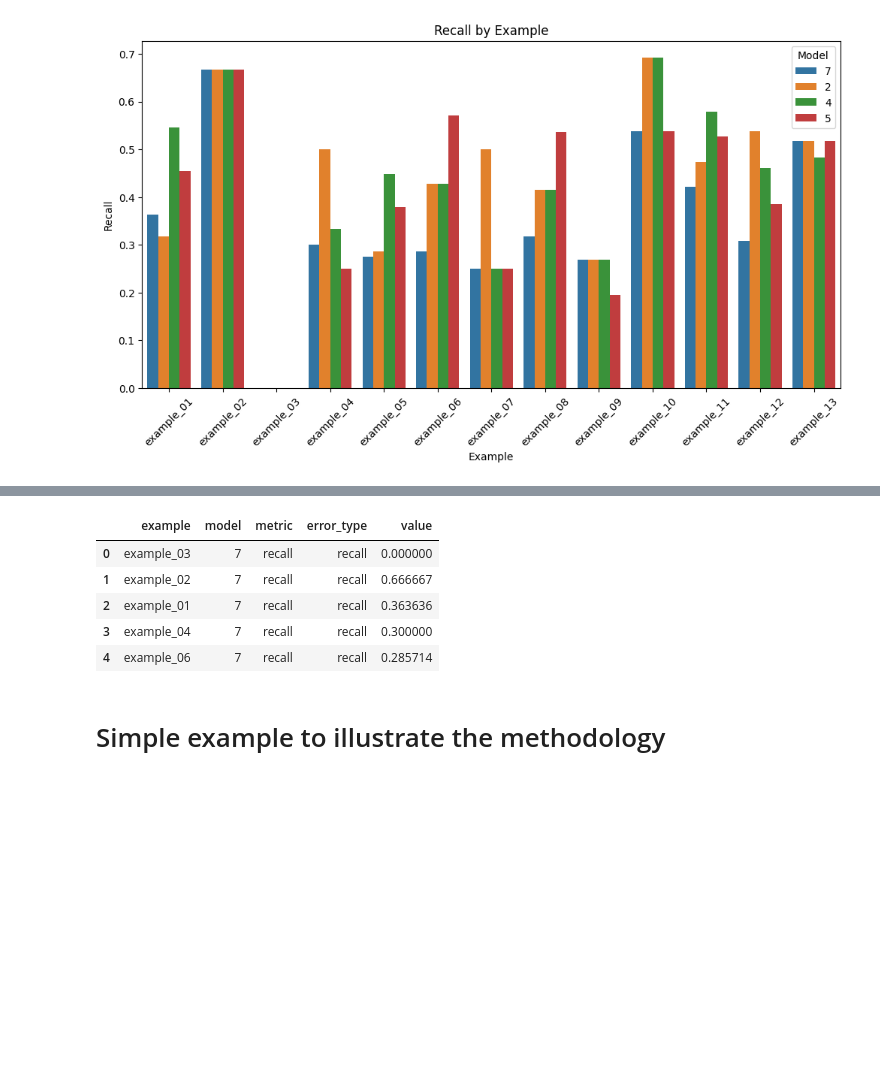
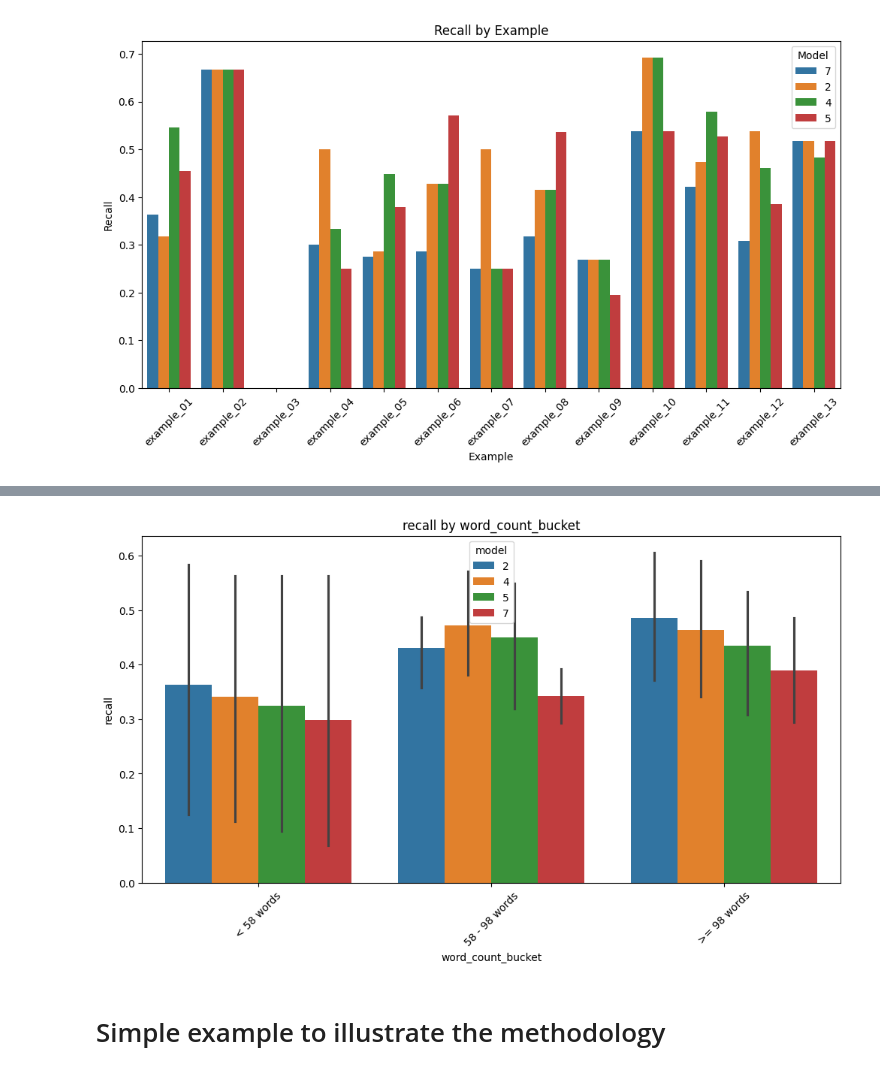
Before and after one commit to krzischp/handoff-eval, a Jupyter notebook: notebooks/evaluation.ipynb, the cells around one changed output, grey strips where cells are left out. Cells and saved outputs as stored; diff of their text form; code cells hidden in the pictures; blank space fills up the shorter version.

```diff
--- a/notebooks/evaluation.ipynb
+++ b/notebooks/evaluation.ipynb
@@ -133,12 +128,14 @@ matched_pairs_dict["2"]["example_01"]["matched_pairs_data"].iloc[:5]
 # %%
-df_metrics.head()
+# Calculate specific metadata (words count in this example) and plot metrics
+bucket_edges = handoff_eval.utils.compute_word_count_buckets(ground_truth_data, n_buckets=3)
+df_metrics_with_metadata = handoff_eval.evaluation.add_metadata_to_metrics(
+    df_metrics, ground_truth_data, lambda x: handoff_eval.utils.bucketize_word_count(x, bucket_edges), "word_count_bucket"
+)
+df_metrics_with_metadata = handoff_eval.utils.sort_buckets(df_metrics_with_metadata, "word_count_bucket", bucket_edges)
-# %% [output]
-|  | example | model | metric | error_type | value |
-| 0 | example_03 | 7 | recall | recall | 0.000000 |
-| 1 | example_02 | 7 | recall | recall | 0.666667 |
-| 2 | example_01 | 7 | recall | recall | 0.363636 |
-| 3 | example_04 | 7 | recall | recall | 0.300000 |
-| 4 | example_06 | 7 | recall | recall | 0.285714 |
+# %%
+handoff_eval.evaluation.plot_metric_by_metadata(df_metrics_with_metadata, error_type="recall", x_column="word_count_bucket", hue_column="model")
+# %% [output]
+[figure, added]
 # %% [markdown]
 # Simple example to illustrate the methodology
 # %%
```
Also changed, not shown: parts of 7 cells of this notebook, 6 other files.
